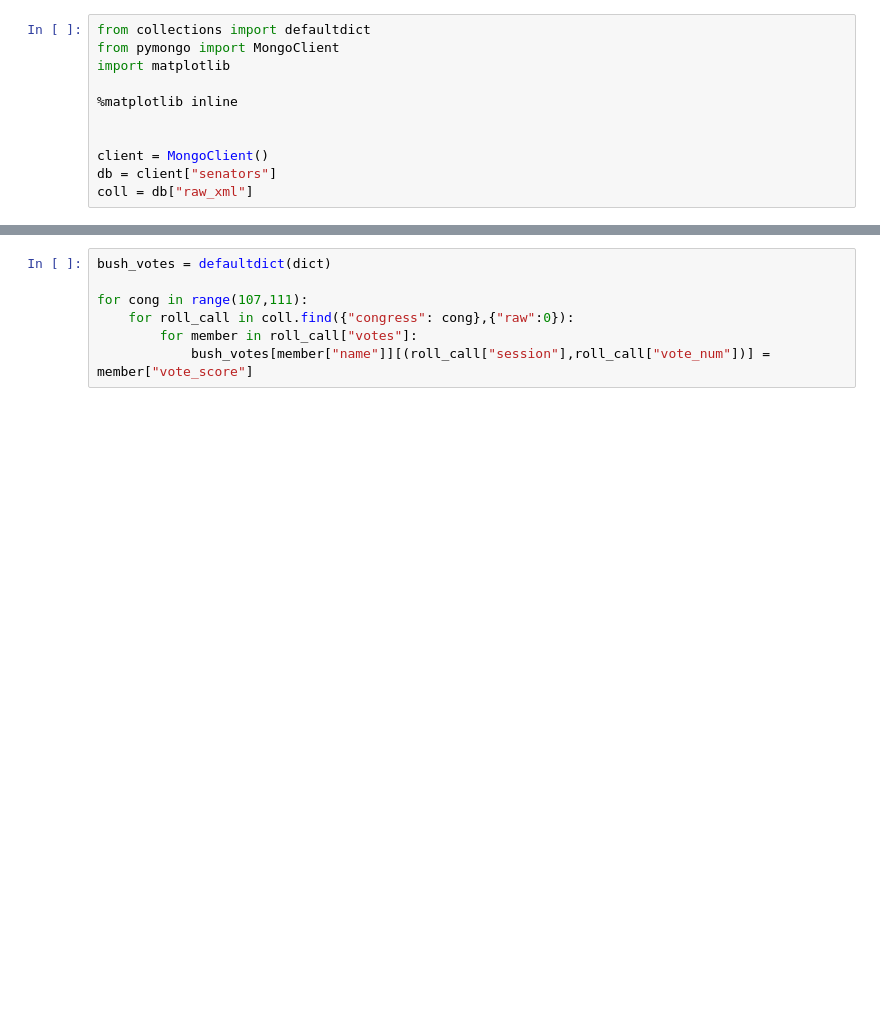
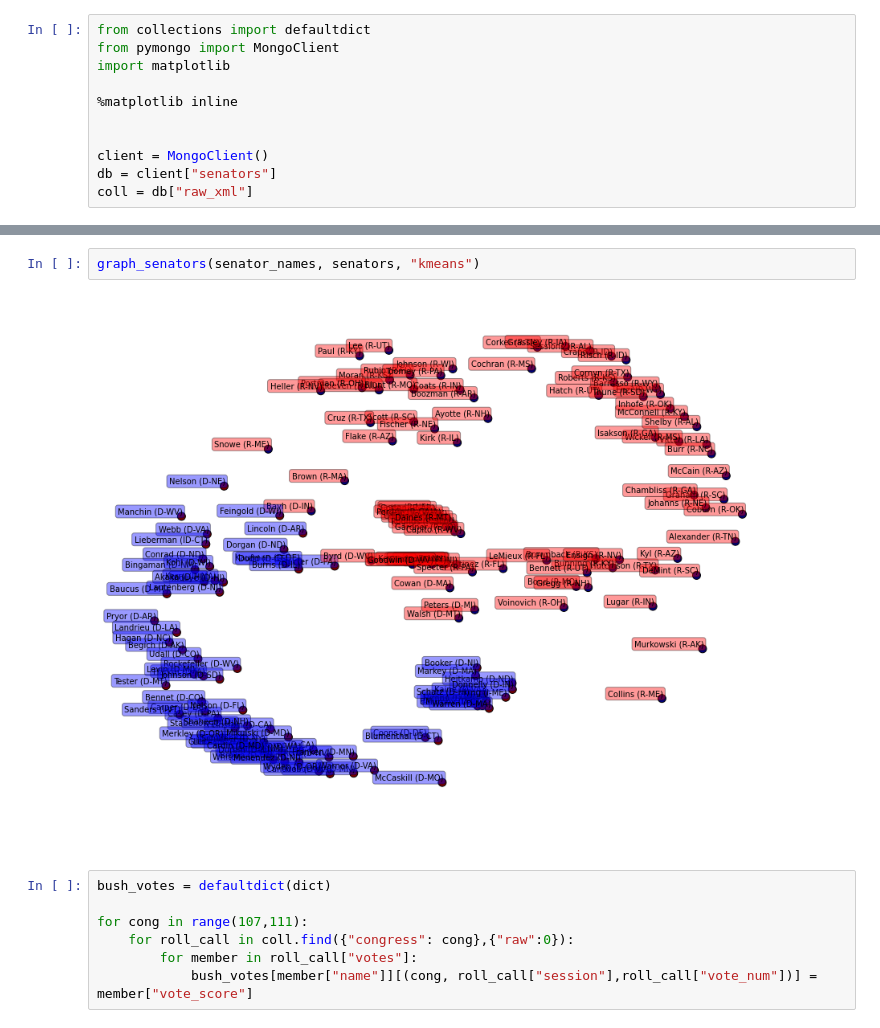
Before and after one commit to ashrestha91/senators, a Jupyter notebook: ByPresidency.py.ipynb, the cells around one changed output, grey strips where cells are left out. Cells and saved outputs as stored; diff of their text form; blank space fills up the shorter version.

```diff
--- a/ByPresidency.py.ipynb
+++ b/ByPresidency.py.ipynb
@@ -54,10 +58,14 @@ graph_senators(senator_names, senators)
+# %%
+graph_senators(senator_names, senators, "kmeans")
+# %% [output]
+[figure, added]
 # %%
 bush_votes = defaultdict(dict)
 
 for cong in range(107,111):
     for roll_call in coll.find({"congress": cong},{"raw":0}):
         for member in roll_call["votes"]:
-            bush_votes[member["name"]][(roll_call["session"],roll_call["vote_num"])] = member["vote_score"]
+            bush_votes[member["name"]][(cong, roll_call["session"],roll_call["vote_num"])] = member["vote_score"]
 # %%
 #Bush
 senator_names = bush_votes.keys()
```
Also changed, not shown: parts of 5 cells of this notebook, 1 other file.
